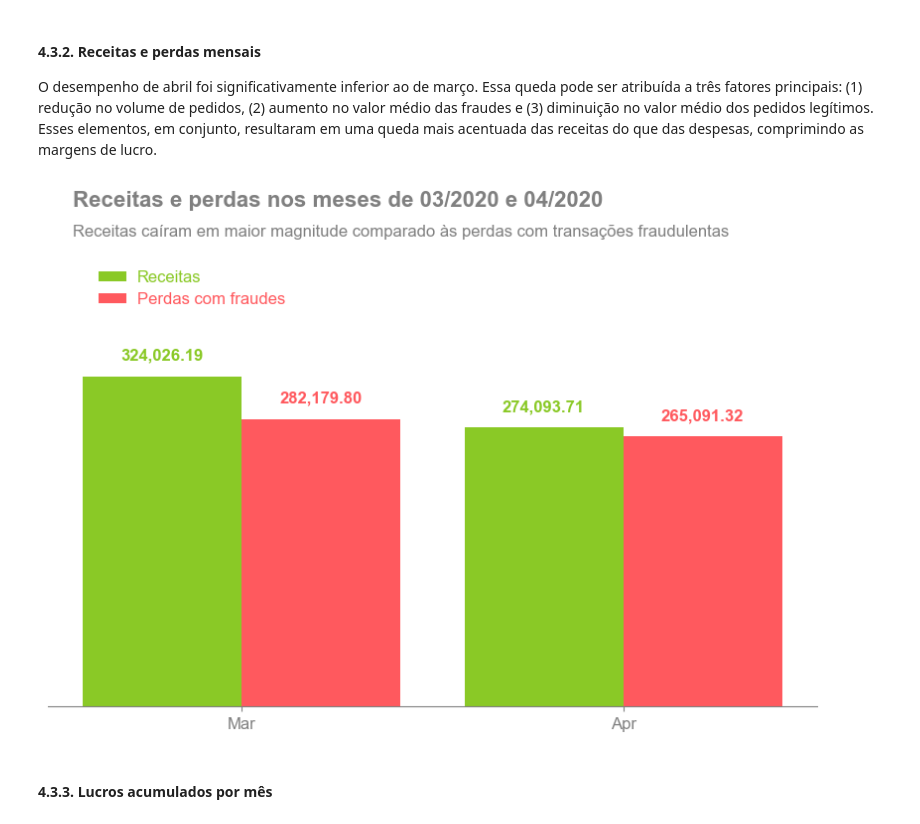
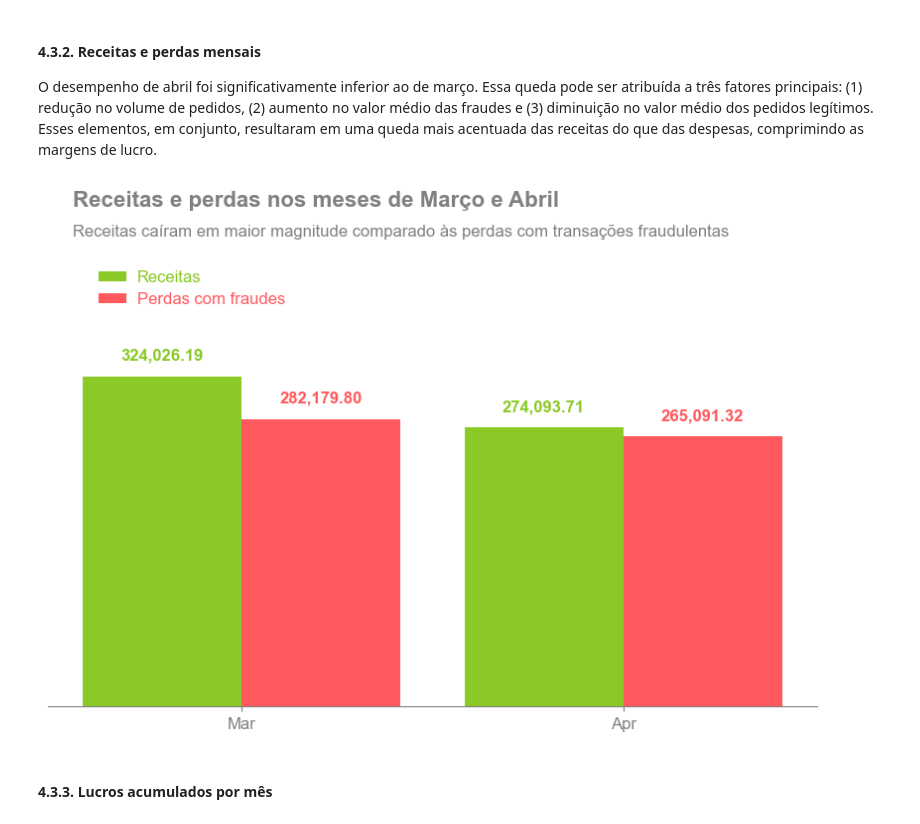
Before and after one commit to manoel-nto/analise_fraude, a Jupyter notebook: notebooks/analise-fraude.ipynb, the cells around one changed output. Drawn from its saved outputs; the diff is of its cells as text; code cells hidden in the pictures.

```diff
--- a/notebooks/analise-fraude.ipynb
+++ b/notebooks/analise-fraude.ipynb
@@ -729,7 +729,7 @@ ax.set_ylim(0, 450000)
 fig.text(
     x=0.15,
     y=0.95,
-    s="Receitas e perdas nos meses de 03/2020 e 04/2020",
+    s="Receitas e perdas nos meses de Março e Abril",
     fontdict={
         "fontname": "Arial",
         "fontsize": 16,
@@ -740,34 +740,34 @@ fig.text(
 
 # Subtítulo
 fig.text(
     x=0.15,
     y=0.90,
     s="Receitas caíram em maior magnitude comparado às perdas com transações fraudulentas",
     fontdict={"fontname": "Arial", "fontsize": 12, "color": "grey"},
 )
 
 # Spines
 ax.spines[["top", "right", "left"]].set_visible(False)
 ax.spines["bottom"].set_color("grey")
 
 # Legenda
 legend = ax.legend(loc="upper left", bbox_to_anchor=(0.05, 0.98))
 for text, color in zip(legend.get_texts(), colors):
     text.set_fontfamily("Arial")
     text.set_color(color)
     text.set_fontsize(12)
 legend.legendPatch.set_linewidth(0)
 
 # Mostrar gráfico
 plt.show()
 
 # Salvar
 fig.savefig(
     "/home/mcastro/Documents/visual_studio_code_files/case-fraude/figures/4-receitas_perdas_mensal.png",
     dpi="figure",
 )
 # %% [output]
-[figure, old version]
+[figure, new version]
 # %% [markdown]
 <a id="433"></a>
 #### 4.3.3. Lucros acumulados por mês
```
Also changed, not shown: parts of 8 cells of this notebook, 8 other files.
